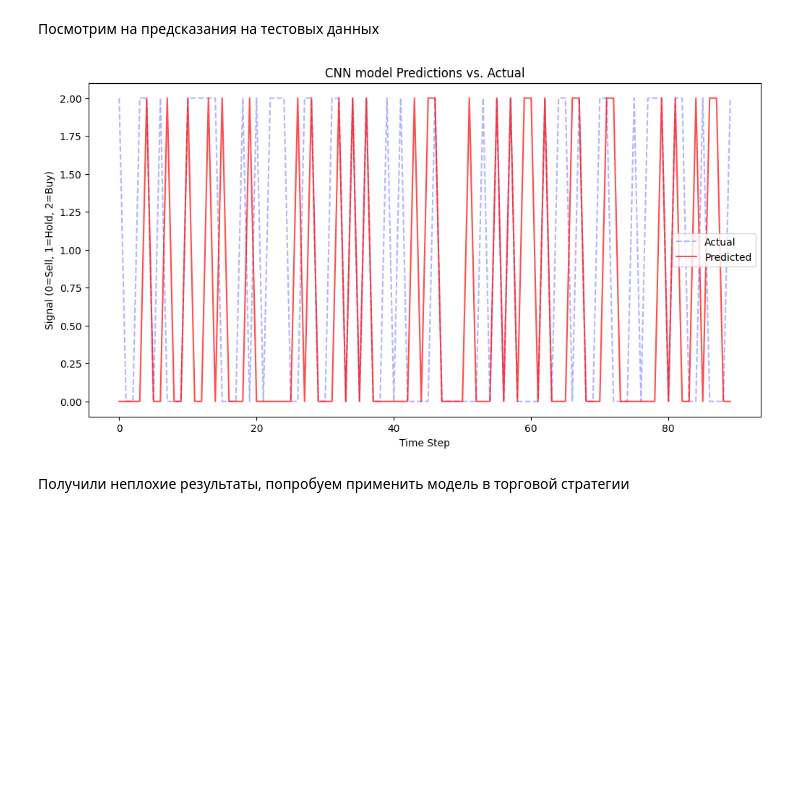
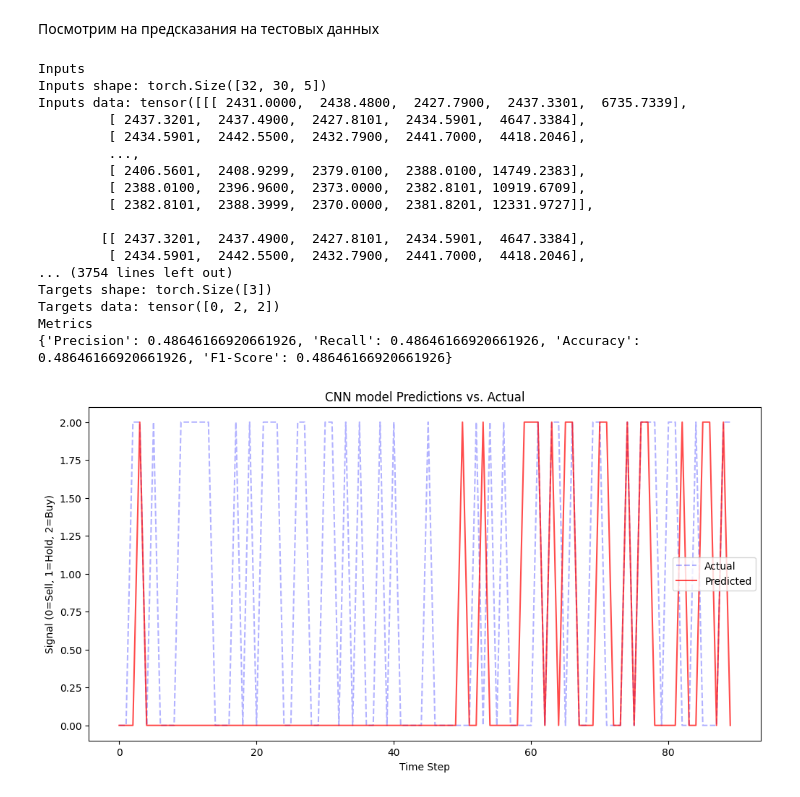
Before and after one commit to w3dip/otus-ml-finance-homework5, a Jupyter notebook: hw5.ipynb, the cells around one changed output. Saved outputs shown, nothing was run; the diff lists cells and outputs as text; code cells hidden in the pictures; blank space fills up the shorter version.

```diff
--- a/hw5.ipynb
+++ b/hw5.ipynb
@@ -193,7 +214,7 @@ data
 # %%
 def get_data_loader(data):
     X, y = [], []
-    for i in range(len(data) - window_size - 1):
+    for i in range(len(data) - window_size):
         X.append(data.iloc[i:i + window_size].values)
 
         if data['close'].iloc[i + window_size] > data['close'].iloc[i + window_size - 1]:
@@ -334,27 +355,73 @@ Metrics
 # %% [markdown]
 Посмотрим на предсказания на тестовых данных
 # %%
+!pip install torcheval-nightly -q
+!pip install scikit-image -q
+
+from torcheval.metrics import MulticlassAccuracy, MulticlassPrecision, MulticlassRecall, MulticlassF1Score
+
 title="CNN model Predictions vs. Actual"
 cnn.eval()
 all_predictions = []
 all_targets = []
+
+accuracy = MulticlassAccuracy()
+precision = MulticlassPrecision(num_classes=3)
+recall = MulticlassRecall(num_classes=3)
+f1_score = MulticlassF1Score(num_classes=3)
+
 with torch.no_grad():
     for inputs, targets in loader_test:
+        print("Inputs")
+        print(f"Inputs shape: {inputs.shape}")
+        print(f"Inputs data: {inputs}")
+        print(f"Targets shape: {targets.shape}")
+        print(f"Targets data: {targets.data}")
         outputs = cnn(inputs)
+
+        accuracy.update(outputs, targets)
+        precision.update(outputs, targets)
+        recall.update(outputs, targets)
+        f1_score.update(outputs, targets)
+
         _, predicted = torch.max(outputs, 1)
         all_predictions.extend(predicted.numpy())
         all_targets.extend(targets.numpy())
+
+    metrics = {
+        'Precision': precision.compute().item(),
+        'Recall': recall.compute().item(),
+        'Accuracy': accuracy.compute().item(),
+        'F1-Score': f1_score.compute().item()
+    }
+    print("Metrics")
+    print(metrics)
 
 # Plot actual vs predicted labels
 plt.figure(figsize=(12, 6))
 plt.plot(all_targets[-90:], label='Actual', color='blue', linestyle='--', alpha=0.3)
 plt.plot(all_predictions[-90:], label='Predicted', color='red', alpha=0.7)
 plt.title(title)
 plt.xlabel("Time Step")
 plt.ylabel("Signal (0=Sell, 1=Hold, 2=Buy)")
 plt.legend()
 plt.show()
 # %% [output]
+Inputs
+Inputs shape: torch.Size([32, 30, 5])
+Inputs data: tensor([[[ 2431.0000,  2438.4800,  2427.7900,  2437.3301,  6735.7339],
+         [ 2437.3201,  2437.4900,  2427.8101,  2434.5901,  4647.3384],
+         [ 2434.5901,  2442.5500,  2432.7900,  2441.7000,  4418.2046],
+         ...,
+         [ 2406.5601,  2408.9299,  2379.0100,  2388.0100, 14749.2383],
+         [ 2388.0100,  2396.9600,  2373.0000,  2382.8101, 10919.6709],
+         [ 2382.8101,  2388.3999,  2370.0000,  2381.8201, 12331.9727]],
+
+        [[ 2437.3201,  2437.4900,  2427.8101,  2434.5901,  4647.3384],
+         [ 2434.5901,  2442.5500,  2432.7900,  2441.7000,  4418.2046],
+... (3754 lines left out)
+Targets shape: torch.Size([3])
+Targets data: tensor([0, 2, 2])
+Metrics
+{'Precision': 0.48646166920661926, 'Recall': 0.48646166920661926, 'Accuracy': 0.48646166920661926, 'F1-Score': 0.48646166920661926}
-[figure, old version]
+[figure, new version]
-# %% [markdown]
-Получили неплохие результаты, попробуем применить модель в торговой стратегии
```
Also changed, not shown: parts of 14 cells of this notebook.
